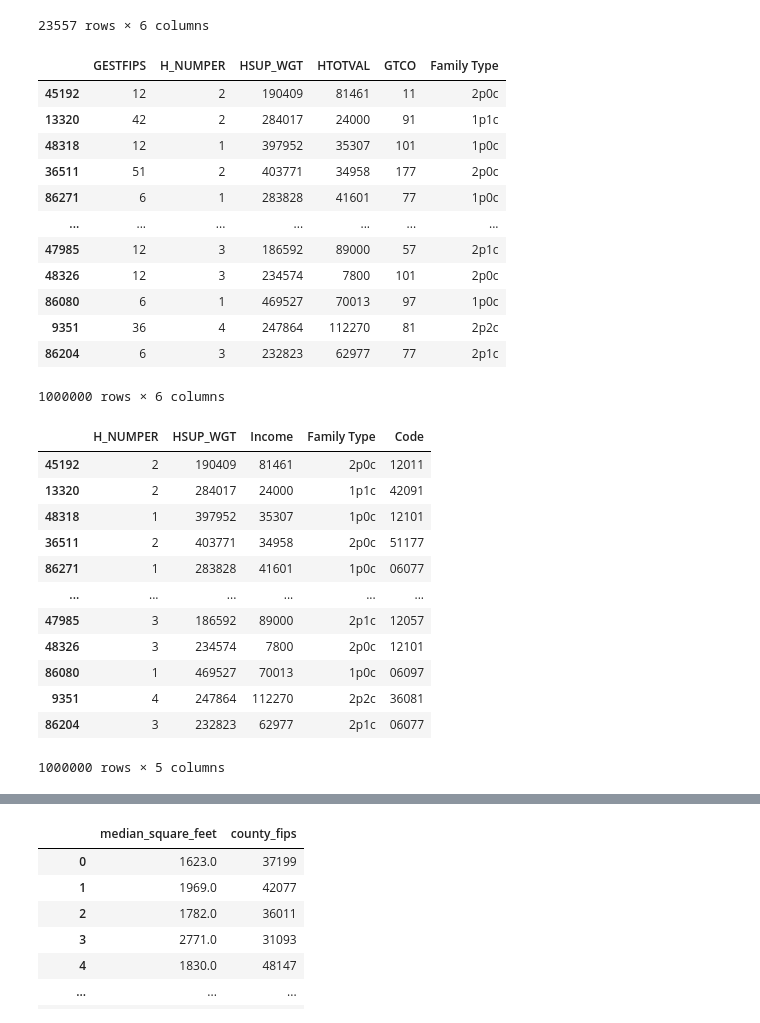
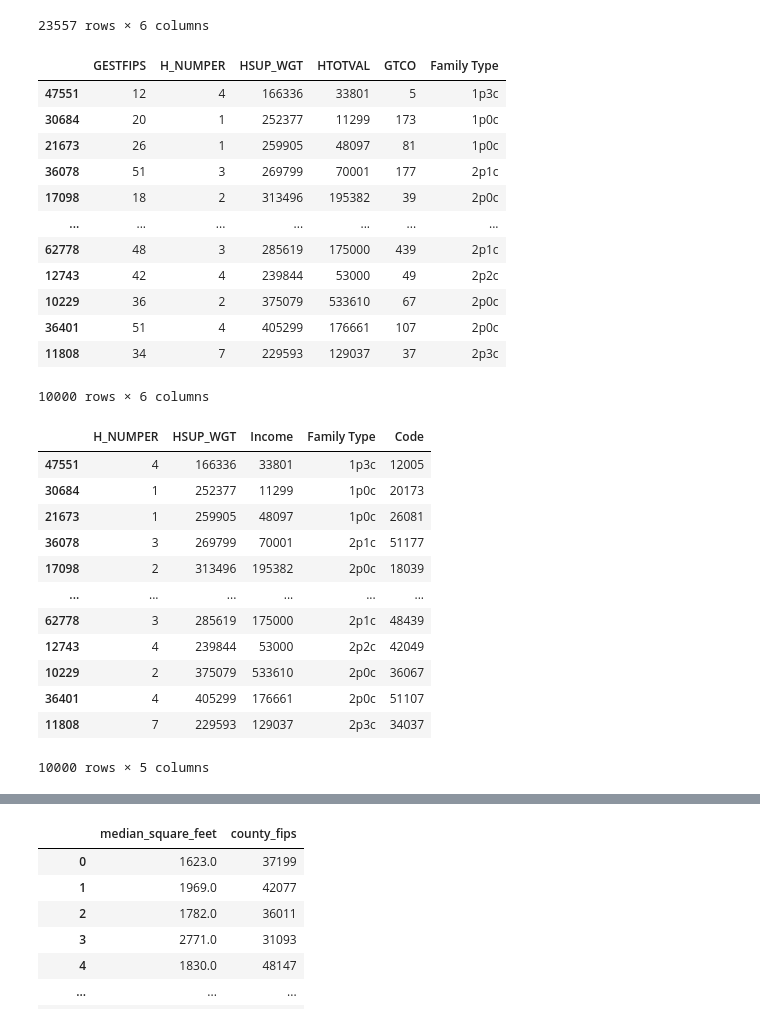
Before and after one commit to i2mx/IMMC-A-2024, a Jupyter notebook: Simulation1.ipynb, the cells around one changed output, grey strips where cells are left out. Drawn from its saved outputs; the diff is of its cells as text; code cells hidden in the pictures.

```diff
--- a/Simulation1.ipynb
+++ b/Simulation1.ipynb
@@ -79,23 +79,23 @@ df
 | 88977 | 15 | 3 | 41637 | 118070 | 3 | 2p0c |
 23557 rows × 6 columns
 # %%
-N = 1_000_000
+N = 10_000
 sample_df = df.sample(n=N, weights=df['HSUP_WGT'], replace=True)
 sample_df
 # %% [output]
 |  | GESTFIPS | H_NUMPER | HSUP_WGT | HTOTVAL | GTCO | Family Type |
-| 45192 | 12 | 2 | 190409 | 81461 | 11 | 2p0c |
-| 13320 | 42 | 2 | 284017 | 24000 | 91 | 1p1c |
-| 48318 | 12 | 1 | 397952 | 35307 | 101 | 1p0c |
-| 36511 | 51 | 2 | 403771 | 34958 | 177 | 2p0c |
-| 86271 | 6 | 1 | 283828 | 41601 | 77 | 1p0c |
+| 47551 | 12 | 4 | 166336 | 33801 | 5 | 1p3c |
+| 30684 | 20 | 1 | 252377 | 11299 | 173 | 1p0c |
+| 21673 | 26 | 1 | 259905 | 48097 | 81 | 1p0c |
+| 36078 | 51 | 3 | 269799 | 70001 | 177 | 2p1c |
+| 17098 | 18 | 2 | 313496 | 195382 | 39 | 2p0c |
 | ... | ... | ... | ... | ... | ... | ... |
-| 47985 | 12 | 3 | 186592 | 89000 | 57 | 2p1c |
-| 48326 | 12 | 3 | 234574 | 7800 | 101 | 2p0c |
-| 86080 | 6 | 1 | 469527 | 70013 | 97 | 1p0c |
-| 9351 | 36 | 4 | 247864 | 112270 | 81 | 2p2c |
-| 86204 | 6 | 3 | 232823 | 62977 | 77 | 2p1c |
+| 62778 | 48 | 3 | 285619 | 175000 | 439 | 2p1c |
+| 12743 | 42 | 4 | 239844 | 53000 | 49 | 2p2c |
+| 10229 | 36 | 2 | 375079 | 533610 | 67 | 2p0c |
+| 36401 | 51 | 4 | 405299 | 176661 | 107 | 2p0c |
+| 11808 | 34 | 7 | 229593 | 129037 | 37 | 2p3c |
-1000000 rows × 6 columns
+10000 rows × 6 columns
 # %%
 # import random
 
@@ -116,18 +116,18 @@ sample_df = sample_df.rename(columns={'HTOTVAL': 'Income'})
 sample_df
 # %% [output]
 |  | H_NUMPER | HSUP_WGT | Income | Family Type | Code |
-| 45192 | 2 | 190409 | 81461 | 2p0c | 12011 |
-| 13320 | 2 | 284017 | 24000 | 1p1c | 42091 |
-| 48318 | 1 | 397952 | 35307 | 1p0c | 12101 |
-| 36511 | 2 | 403771 | 34958 | 2p0c | 51177 |
-| 86271 | 1 | 283828 | 41601 | 1p0c | 06077 |
+| 47551 | 4 | 166336 | 33801 | 1p3c | 12005 |
+| 30684 | 1 | 252377 | 11299 | 1p0c | 20173 |
+| 21673 | 1 | 259905 | 48097 | 1p0c | 26081 |
+| 36078 | 3 | 269799 | 70001 | 2p1c | 51177 |
+| 17098 | 2 | 313496 | 195382 | 2p0c | 18039 |
 | ... | ... | ... | ... | ... | ... |
-| 47985 | 3 | 186592 | 89000 | 2p1c | 12057 |
-| 48326 | 3 | 234574 | 7800 | 2p0c | 12101 |
-| 86080 | 1 | 469527 | 70013 | 1p0c | 06097 |
-| 9351 | 4 | 247864 | 112270 | 2p2c | 36081 |
-| 86204 | 3 | 232823 | 62977 | 2p1c | 06077 |
+| 62778 | 3 | 285619 | 175000 | 2p1c | 48439 |
+| 12743 | 4 | 239844 | 53000 | 2p2c | 42049 |
+| 10229 | 2 | 375079 | 533610 | 2p0c | 36067 |
+| 36401 | 4 | 405299 | 176661 | 2p0c | 51107 |
+| 11808 | 7 | 229593 | 129037 | 2p3c | 34037 |
-1000000 rows × 5 columns
+10000 rows × 5 columns
 # %%
 # adding population density
 sample_df = pd.merge(sample_df, population, left_on='Code', right_on='FIPS Code')
```
Also changed, not shown: parts of 20 cells of this notebook.
